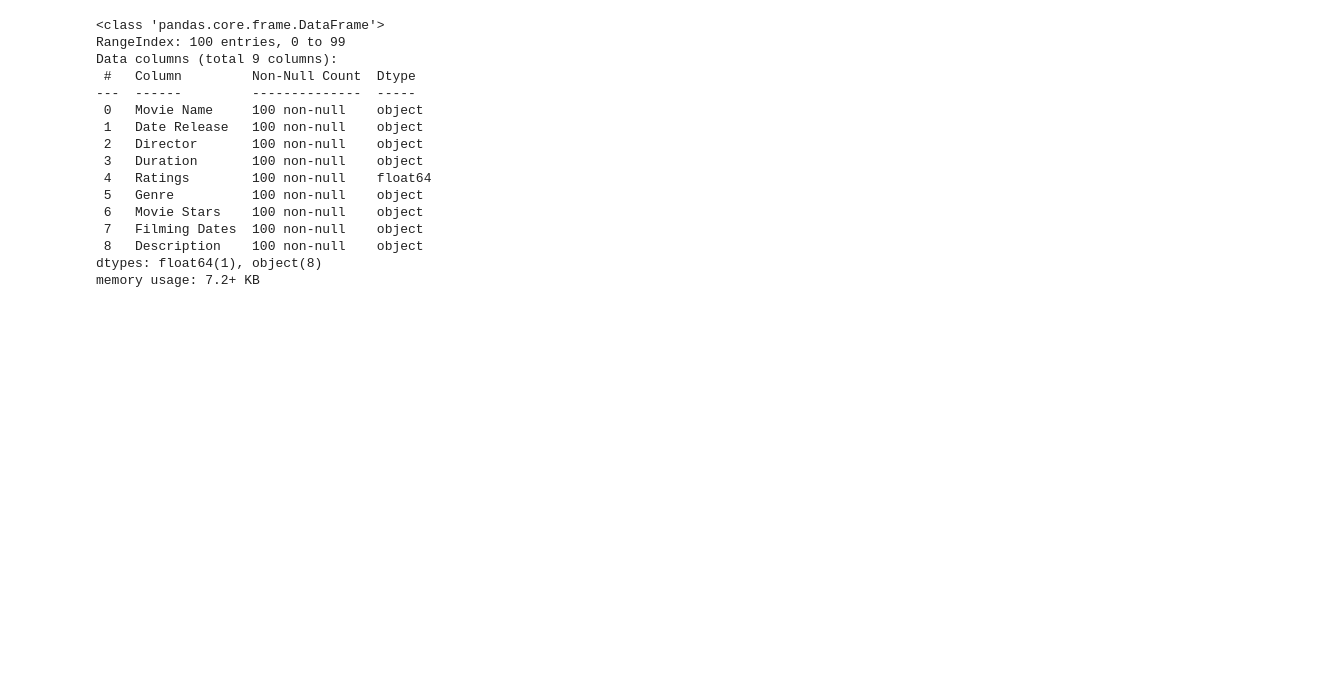
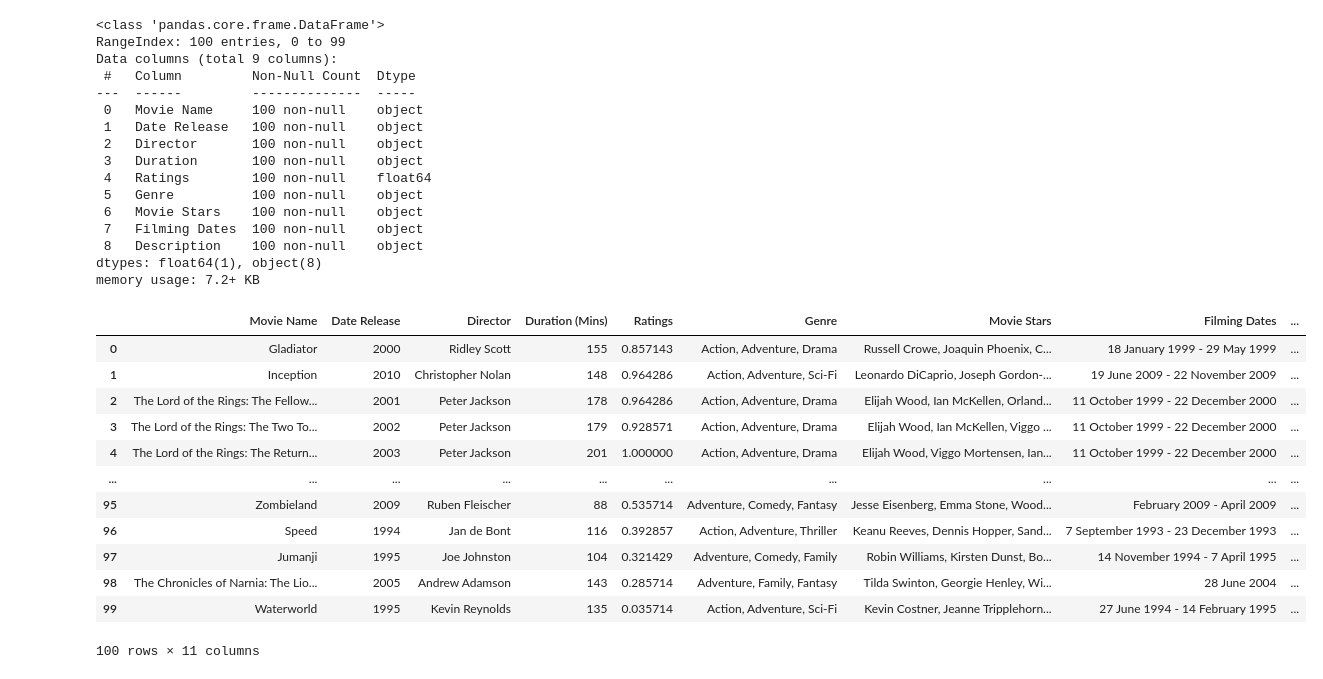
Before and after one commit to mshahiq/Challenge-Project, a Jupyter notebook: MovieChallengeIMDB.ipynb, the cells around one changed output. Cells and saved outputs as stored; diff of their text form; code cells hidden in the pictures; blank space fills up the shorter version.

```diff
--- a/MovieChallengeIMDB.ipynb
+++ b/MovieChallengeIMDB.ipynb
@@ -161,0 +166,23 @@ memory usage: 7.2+ KB
+# %%
+scaler = MinMaxScaler()
+scale_ratings = scaler.fit_transform(imdb_df['Ratings'].values.reshape(-1,1))
+scale_duration = scaler.fit_transform(imdb_df['Duration (Mins)'].values.reshape(-1,1))
+# %%
+imdb_df["Normalized Ratings"] = scale_ratings
+imdb_df["Normalized Duration"] = scale_duration
+# %%
+imdb_df
+# %% [output]
+|  | Movie Name | Date Release | Director | Duration (Mins) | Ratings | Genre | Movie Stars | Filming Dates | ... |
+| 0 | Gladiator | 2000 | Ridley Scott | 155 | 0.857143 | Action, Adventure, Drama | Russell Crowe, Joaquin Phoenix, C... | 18 January 1999 - 29 May 1999 | ... |
+| 1 | Inception | 2010 | Christopher Nolan | 148 | 0.964286 | Action, Adventure, Sci-Fi | Leonardo DiCaprio, Joseph Gordon-... | 19 June 2009 - 22 November 2009 | ... |
+| 2 | The Lord of the Rings: The Fellow... | 2001 | Peter Jackson | 178 | 0.964286 | Action, Adventure, Drama | Elijah Wood, Ian McKellen, Orland... | 11 October 1999 - 22 December 2000 | ... |
+| 3 | The Lord of the Rings: The Two To... | 2002 | Peter Jackson | 179 | 0.928571 | Action, Adventure, Drama | Elijah Wood, Ian McKellen, Viggo ... | 11 October 1999 - 22 December 2000 | ... |
+| 4 | The Lord of the Rings: The Return... | 2003 | Peter Jackson | 201 | 1.000000 | Action, Adventure, Drama | Elijah Wood, Viggo Mortensen, Ian... | 11 October 1999 - 22 December 2000 | ... |
+| ... | ... | ... | ... | ... | ... | ... | ... | ... | ... |
+| 95 | Zombieland | 2009 | Ruben Fleischer | 88 | 0.535714 | Adventure, Comedy, Fantasy | Jesse Eisenberg, Emma Stone, Wood... | February 2009 - April 2009 | ... |
+| 96 | Speed | 1994 | Jan de Bont | 116 | 0.392857 | Action, Adventure, Thriller | Keanu Reeves, Dennis Hopper, Sand... | 7 September 1993 - 23 December 1993 | ... |
+| 97 | Jumanji | 1995 | Joe Johnston | 104 | 0.321429 | Adventure, Comedy, Family | Robin Williams, Kirsten Dunst, Bo... | 14 November 1994 - 7 April 1995 | ... |
+| 98 | The Chronicles of Narnia: The Lio... | 2005 | Andrew Adamson | 143 | 0.285714 | Adventure, Family, Fantasy | Tilda Swinton, Georgie Henley, Wi... | 28 June 2004 | ... |
+| 99 | Waterworld | 1995 | Kevin Reynolds | 135 | 0.035714 | Action, Adventure, Sci-Fi | Kevin Costner, Jeanne Tripplehorn... | 27 June 1994 - 14 February 1995 | ... |
+100 rows × 11 columns
```
Also changed, not shown: parts of 2 cells of this notebook.
